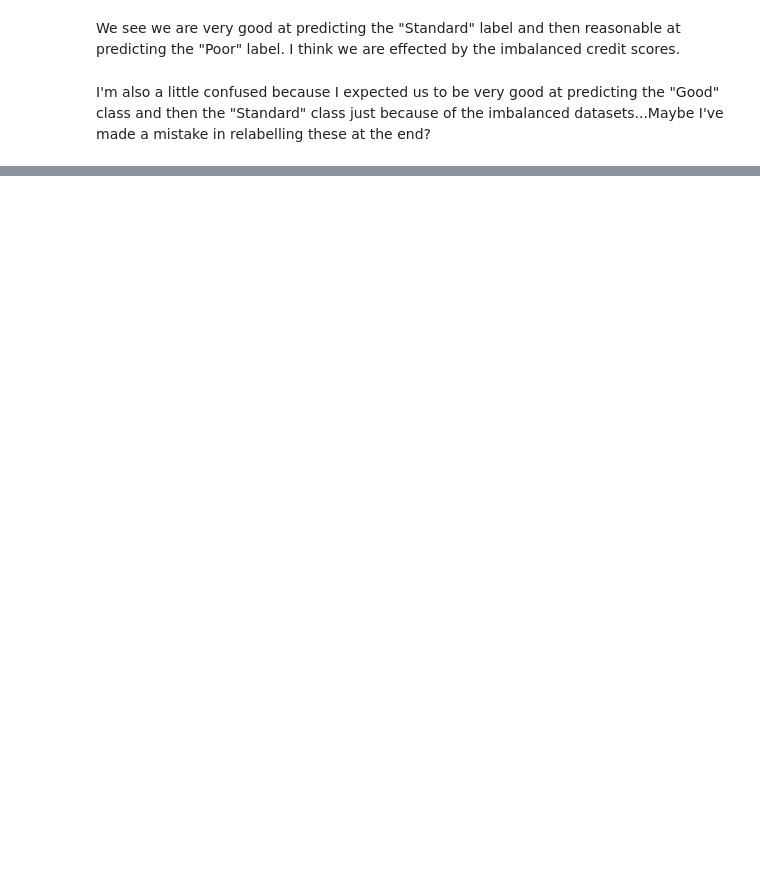
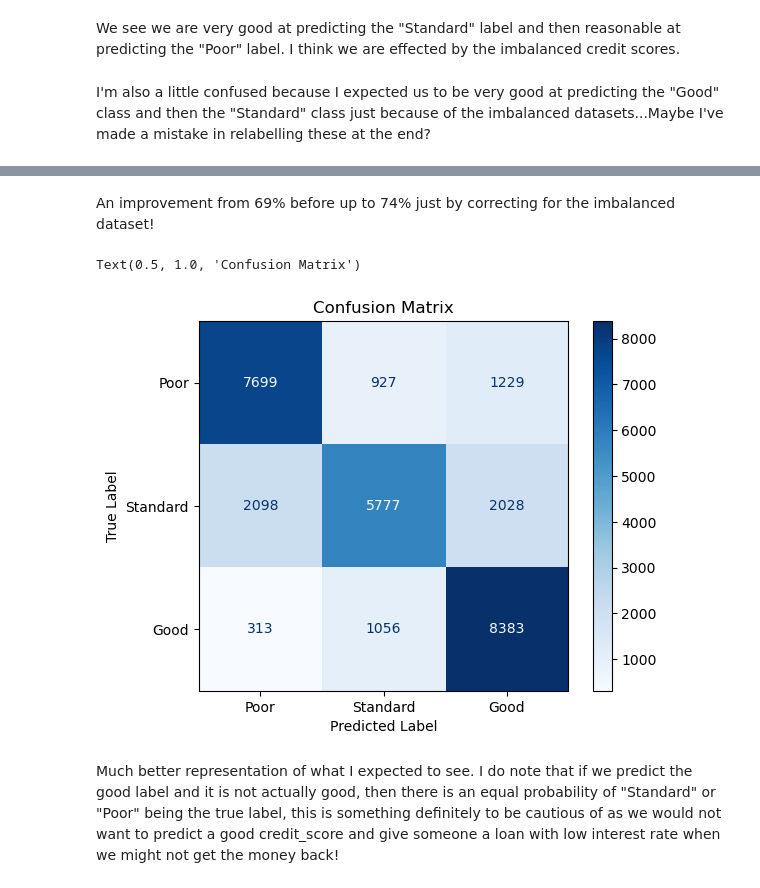
Before and after one commit to jackhenshaw/creditScore, a Jupyter notebook: credit_score.ipynb, the cells around one changed output, grey strips where cells are left out. Drawn from its saved outputs; the diff is of its cells as text; code cells hidden in the pictures; blank space fills up the shorter version.

```diff
--- a/credit_score.ipynb
+++ b/credit_score.ipynb
@@ -1872,0 +1961,22 @@ I'm also a little confused because I expected us to be very good at predicting t
+# %% [markdown]
+An improvement from 69% before up to 74% just by correcting for the imbalanced dataset!
+# %%
+# Predict the values from validation dataset, predict gives probabilities, we use argmax to find the most probable
+predicted_labels = np.argmax(model_2.predict(test_data), axis=1)
+
+# Convert test labels [1, 0, 0] -> 0, [0, 1, 0] -> 1, [0, 0, 1] -> 2
+true_labels = np.argmax(test_labels, axis=1)
+
+# Compute and plot the confusion matrix
+cm = confusion_matrix(true_labels, predicted_labels)
+disp = ConfusionMatrixDisplay(confusion_matrix=cm,
+                              display_labels=['Poor', 'Standard', 'Good'])
+disp.plot(cmap='Blues')
+plt.xlabel("Predicted Label")
+plt.ylabel("True Label")
+plt.title("Confusion Matrix")
+# %% [output]
+Text(0.5, 1.0, 'Confusion Matrix')
+[figure, added]
+# %% [markdown]
+Much better representation of what I expected to see. I do note that if we predict the good label and it is not actually good, then there is an equal probability of "Standard" or "Poor" being the true label, this is something definitely to be cautious of as we would not want to predict a good credit_score and give someone a loan with low interest rate when we might not get the money back!
```
Also changed, not shown: parts of 22 cells of this notebook, 2 other files.
